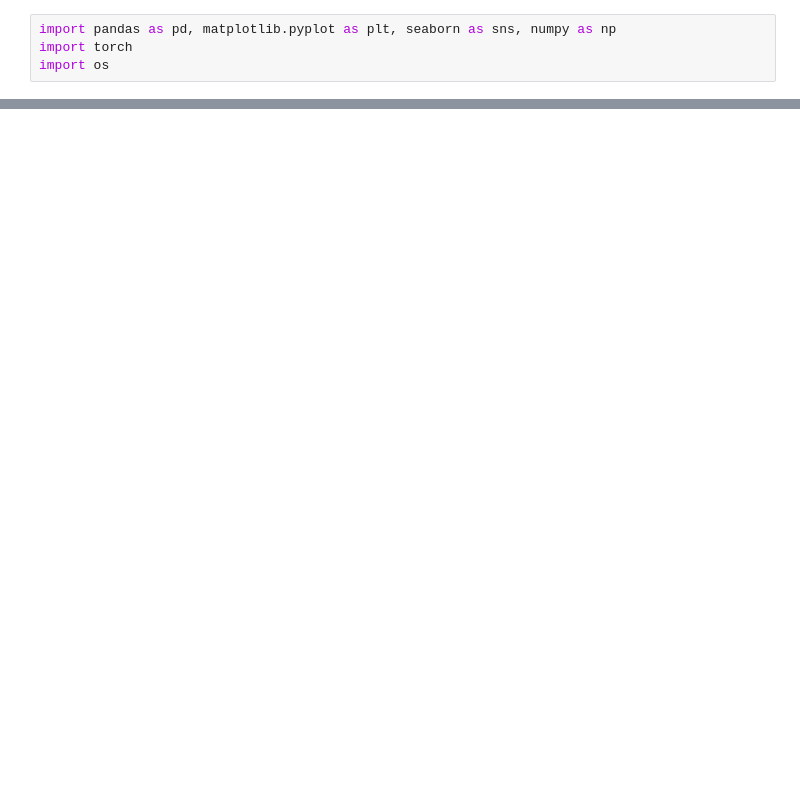
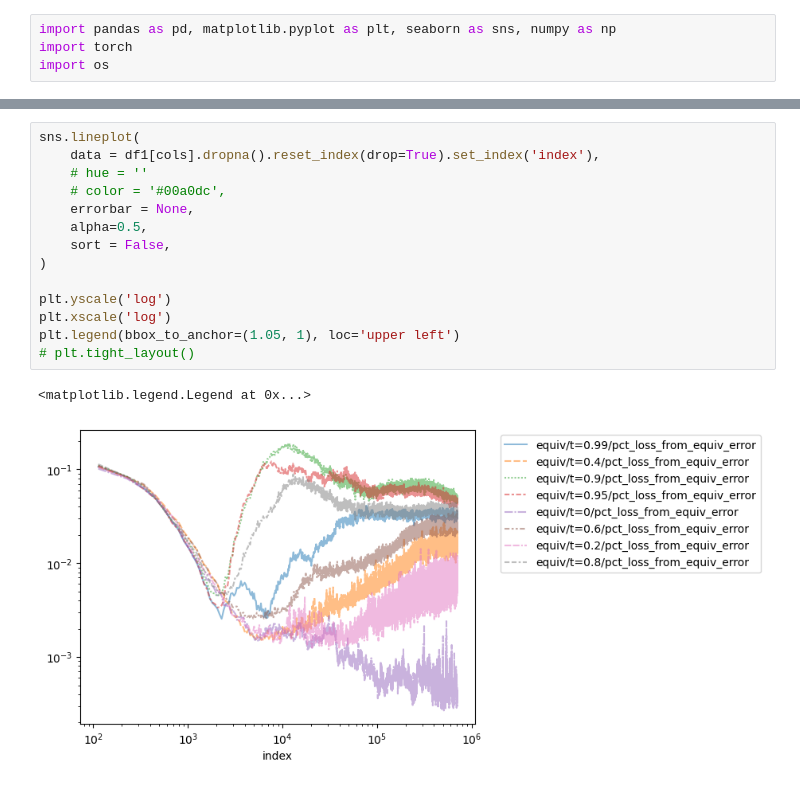
Before and after one commit to genentech/equivariance_learning, a Jupyter notebook: proteina-wandb/prot-default.ipynb, the cells around one changed output, grey strips where cells are left out. Cells and saved outputs as stored; diff of their text form; blank space fills up the shorter version.

```diff
--- a/proteina-wandb/prot-default.ipynb
+++ b/proteina-wandb/prot-default.ipynb
@@ -75,2 +74,19 @@ df1[cols].dropna().reset_index(drop=True).set_index('_step')
+# %%
+sns.lineplot(
+    data = df1[cols].dropna().reset_index(drop=True).set_index('index'),
+    # hue = ''
+    # color = '#00a0dc',
+    errorbar = None,
+    alpha=0.5,
+    sort = False,
+)
+
+plt.yscale('log')
+plt.xscale('log')
+plt.legend(bbox_to_anchor=(1.05, 1), loc='upper left')
+# plt.tight_layout()
+# %% [output]
+<matplotlib.legend.Legend at 0x...>
+[figure, added]
 # %%
 sns.lineplot(
```
Also changed, not shown: parts of 16 cells of this notebook, 13 other files.
